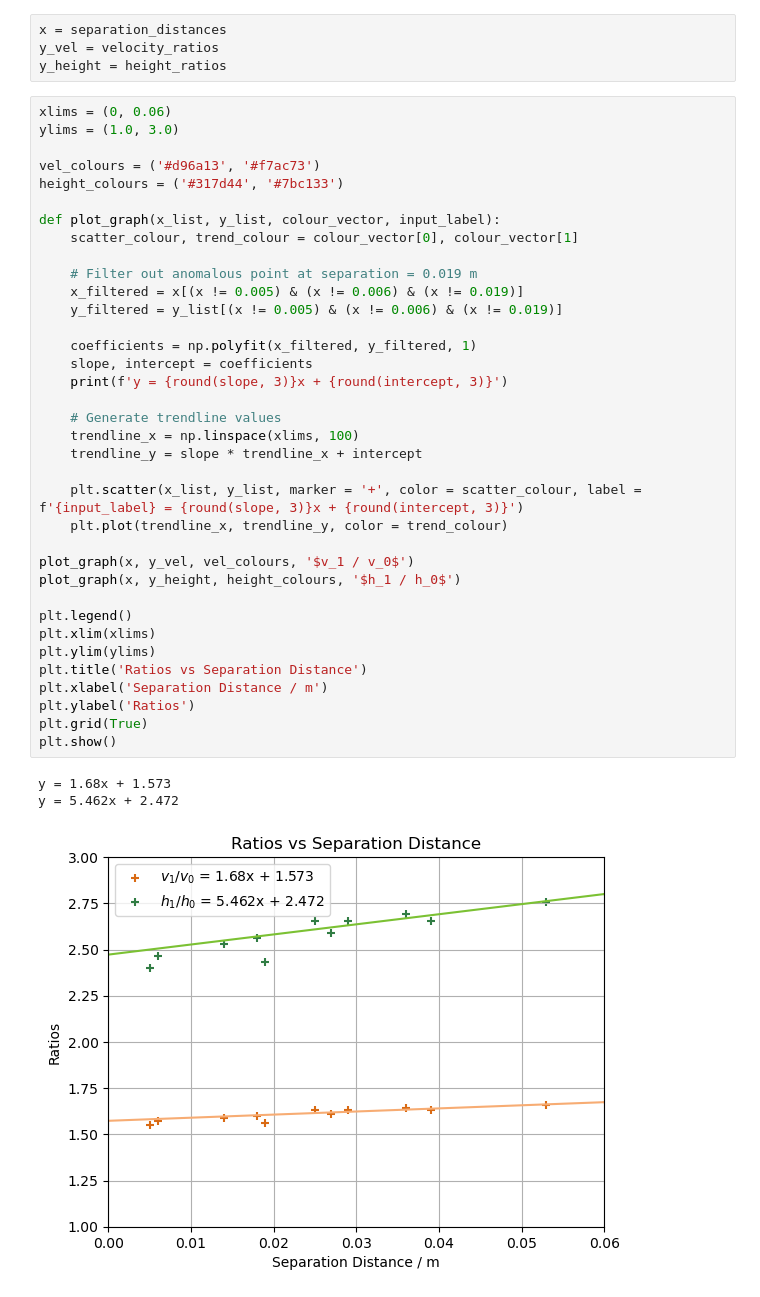
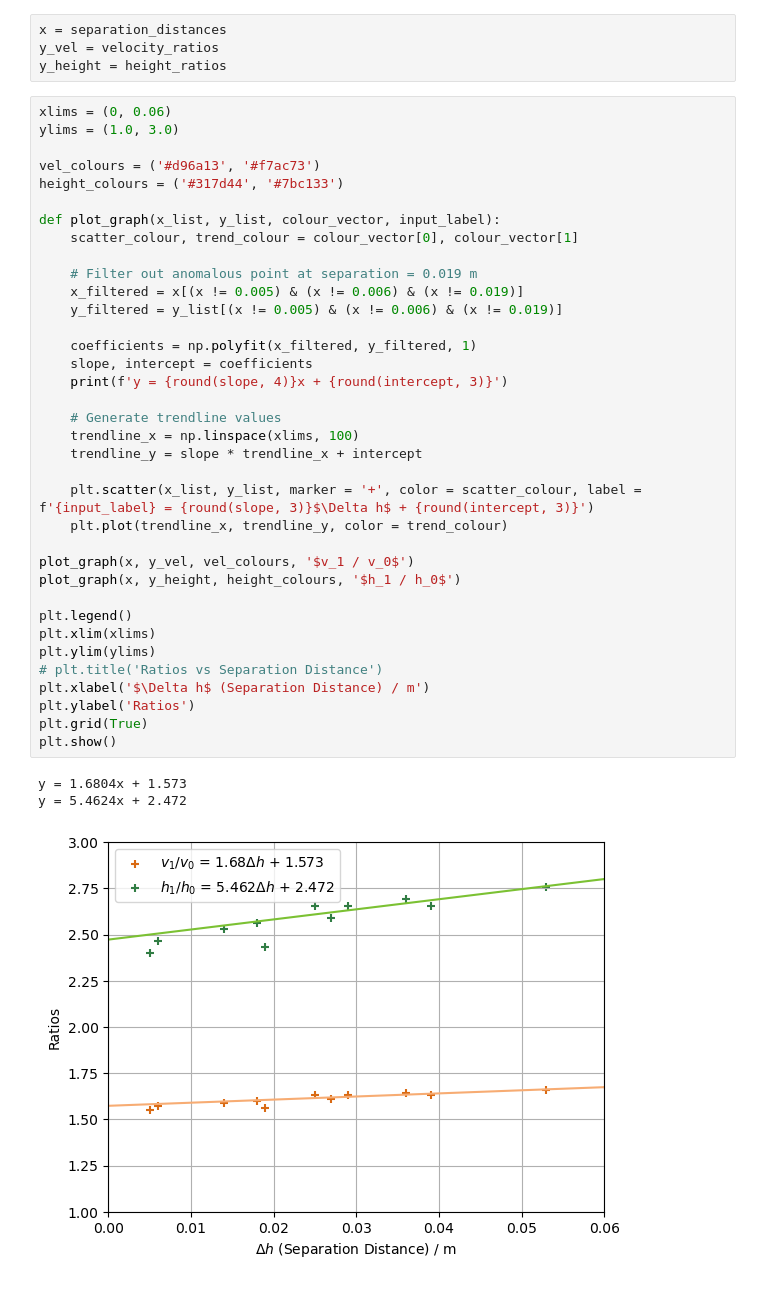
Before and after one commit to Aaryan-Varshney/practical-project-25, a Jupyter notebook: combined_ratio_graph.ipynb, the cells around one changed output. Drawn from its saved outputs; the diff is of its cells as text.

Commit message:
made some graphs

```diff
--- a/combined_ratio_graph.ipynb
+++ b/combined_ratio_graph.ipynb
@@ -33,37 +33,37 @@ ylims = (1.0, 3.0)
 
 vel_colours = ('#d96a13', '#f7ac73')
 height_colours = ('#317d44', '#7bc133')
 
 def plot_graph(x_list, y_list, colour_vector, input_label):
     scatter_colour, trend_colour = colour_vector[0], colour_vector[1]
 
     # Filter out anomalous point at separation = 0.019 m
     x_filtered = x[(x != 0.005) & (x != 0.006) & (x != 0.019)]
     y_filtered = y_list[(x != 0.005) & (x != 0.006) & (x != 0.019)]
 
     coefficients = np.polyfit(x_filtered, y_filtered, 1)
     slope, intercept = coefficients
-    print(f'y = {round(slope, 3)}x + {round(intercept, 3)}')
+    print(f'y = {round(slope, 4)}x + {round(intercept, 3)}')
 
     # Generate trendline values
     trendline_x = np.linspace(xlims, 100)
     trendline_y = slope * trendline_x + intercept
 
-    plt.scatter(x_list, y_list, marker = '+', color = scatter_colour, label = f'{input_label} = {round(slope, 3)}x + {round(intercept, 3)}')
+    plt.scatter(x_list, y_list, marker = '+', color = scatter_colour, label = f'{input_label} = {round(slope, 3)}$\Delta h$ + {round(intercept, 3)}')
     plt.plot(trendline_x, trendline_y, color = trend_colour)
 
 plot_graph(x, y_vel, vel_colours, '$v_1 / v_0$')
 plot_graph(x, y_height, height_colours, '$h_1 / h_0$')
 
 plt.legend()
 plt.xlim(xlims)
 plt.ylim(ylims)
-plt.title('Ratios vs Separation Distance')
-plt.xlabel('Separation Distance / m')
+# plt.title('Ratios vs Separation Distance')
+plt.xlabel('$\Delta h$ (Separation Distance) / m')
 plt.ylabel('Ratios')
 plt.grid(True)
 plt.show()
 # %% [output]
-y = 1.68x + 1.573
-y = 5.462x + 2.472
+y = 1.6804x + 1.573
+y = 5.4624x + 2.472
-[figure, old version]
+[figure, new version]
```
Also changed, not shown: 4 other files.
